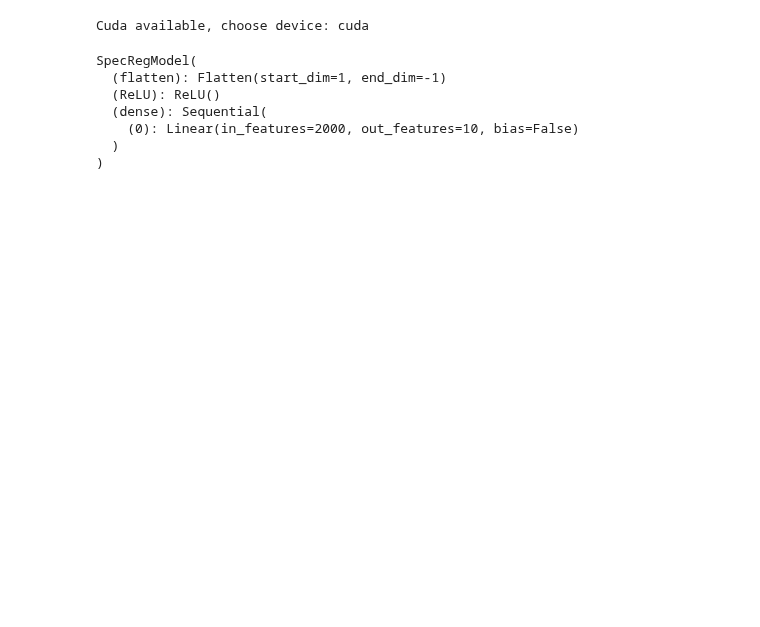
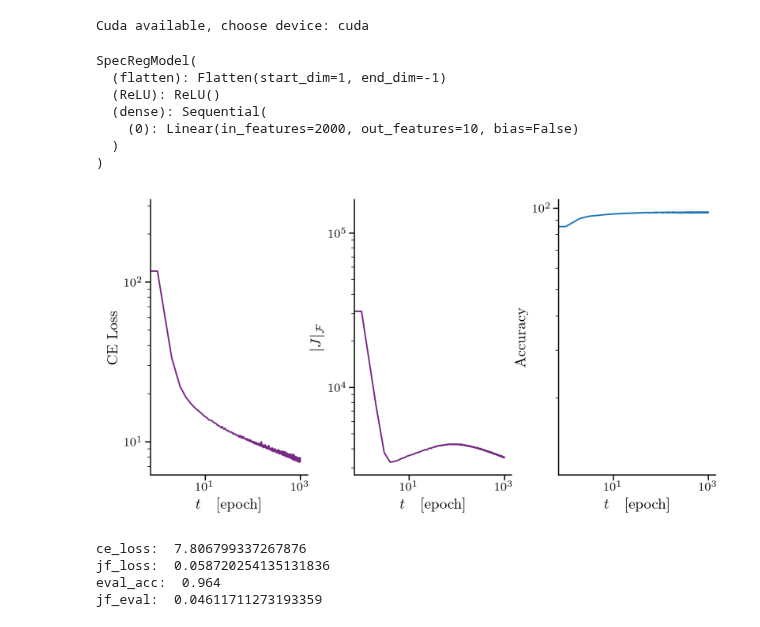
Before and after one commit to holzhauk/LocalLearning, a Jupyter notebook: notebooks/JacobianReg.ipynb, the cells around one changed output. Cells and saved outputs as stored; diff of their text form; code cells hidden in the pictures; blank space fills up the shorter version.

```diff
--- a/notebooks/JacobianReg.ipynb
+++ b/notebooks/JacobianReg.ipynb
@@ -329,3 +334,40 @@ jf_reg_params = {
 }
 jfTrainer = Trainer(device, jf_reg_params, learning_rate=1e-3)
 jfTrainer(dataloader_train, model, no_epochs=1000, testData=dataloader_test)
+# %%
+ce_loss, jf_loss = jfTrainer.get_training_history(mode="numpy")
+accuracy, jf_score = jfTrainer.get_eval(mode="numpy")
+
+fig, axs = plt.subplots(1, 3)
+#n = np.arange(1, len(lambda_numpy)+1)
+axs[0].loglog(ce_loss, color='#762a83')
+axs[0].set_xlabel(r"$t \quad [\textrm{epoch}]$")
+axs[0].set_ylabel(r"CE Loss")
+
+axs[1].loglog(jf_loss, color='#762a83')
+axs[1].set_xlabel(r"$t \quad [\textrm{epoch}]$")
+axs[1].set_ylabel(r"$| J |_{\mathcal{F}}$")
+
+
+axs[2].loglog(100*accuracy)
+axs[2].set_xlabel(r"$t \quad [\textrm{epoch}]$")
+axs[2].set_ylabel(r"Accuracy")
+
+#spec_line = axs[2].loglog(n, lambda_numpy, color='#1b7837')
+#norm_line = axs[2].loglog(n, lambda_numpy[tau]*n[tau] / n, color='#333333', linestyle=":")
+#axs[2].set_xlabel(r"$n$")
+#axs[2].set_ylabel(r"$\lambda_{n}$")
+#axs[2].legend([r"$\lambda_{n}$", r"$1/n$"])
+plt.show()
+# %% [output]
+[figure, added]
+# %%
+print("ce_loss: ", ce_loss[-1])
+print("jf_loss: ", jf_loss[-1] / (len(dataloader_train)*BATCH_SIZE))
+print("eval_acc: ", accuracy[-1])
+print("jf_eval: ", jf_eval[-1] / (len(dataloader_test)*BATCH_SIZE))
+# %% [output]
+ce_loss:  7.806799337267876
+jf_loss:  0.058720254135131836
+eval_acc:  0.964
+jf_eval:  0.04611711273193359
```
Also changed, not shown: parts of 9 cells of this notebook, 3 other files.
